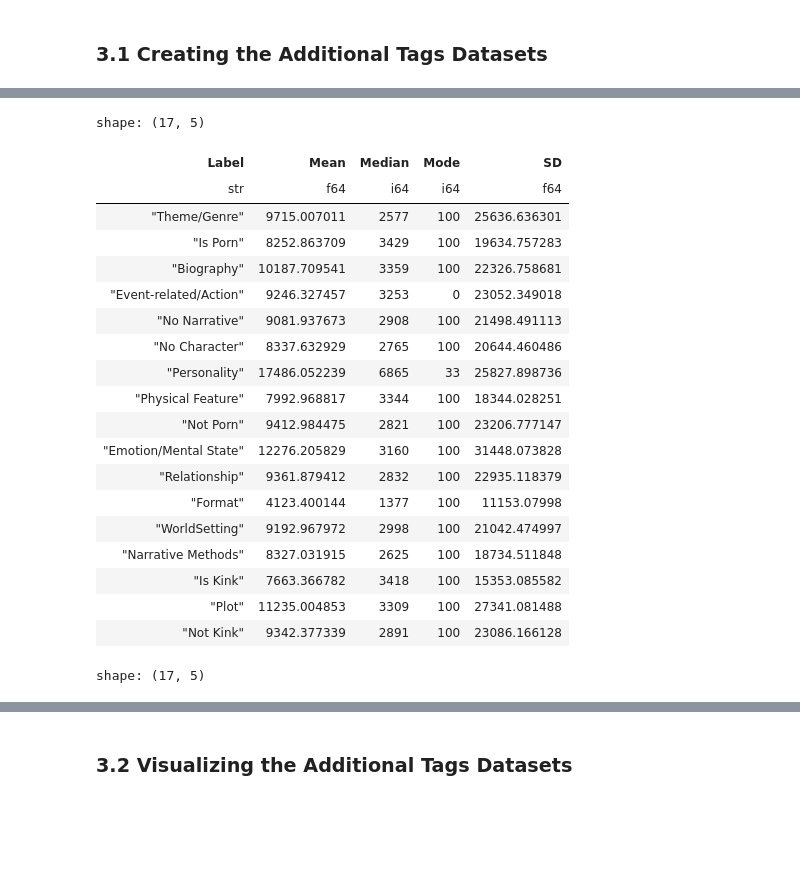
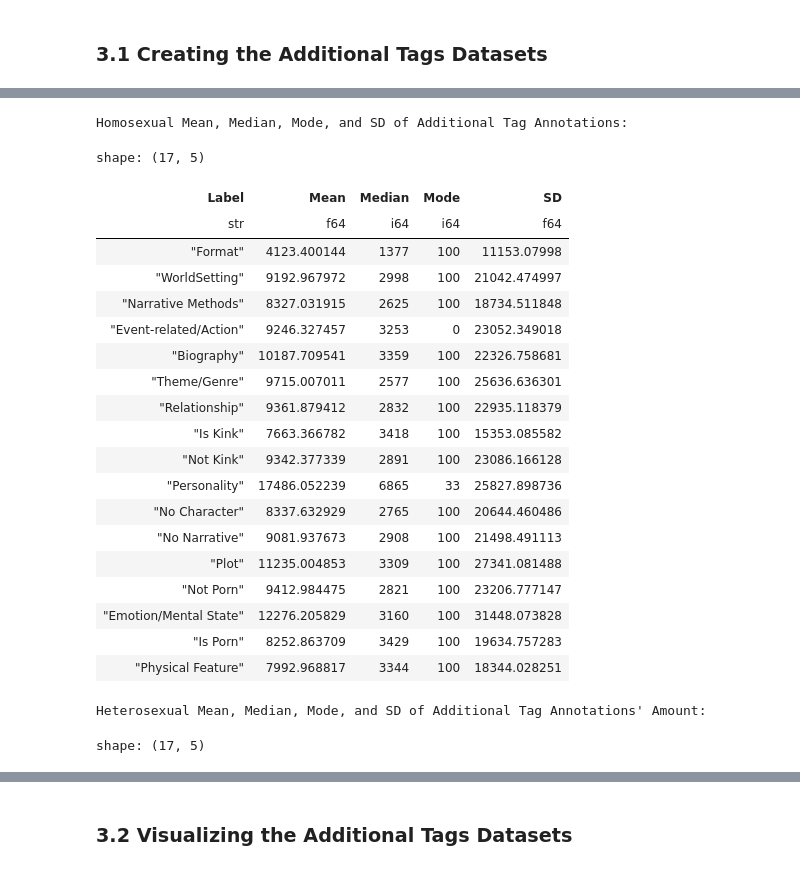
Before and after one commit to Cameron-Meinsma/ma_dh_thesis_v2, a Jupyter notebook: sub_rq_3_word_count.ipynb, the cells around one changed output, grey strips where cells are left out. Cells and saved outputs as stored; diff of their text form; code cells hidden in the pictures; blank space fills up the shorter version.

Commit message:
Visualized the stats

```diff
--- a/sub_rq_3_word_count.ipynb
+++ b/sub_rq_3_word_count.ipynb
@@ -307,69 +307,76 @@ df_kink = df_main.select(["Category", "words", "Freq", pl.col("Kink").alias("Lab
 df_anno = pl.concat([df_char, df_nar, df_porn, df_kink]) # Concatenate the DataFrames
 # %%
 def word_count_stats(df):
+    df = df.filter(
+        (pl.col("words").is_not_null()) &
+        (pl.col("Label").is_not_null())
+    )
+
     stats = []
     for label in df["Label"].unique().to_list():
-        if label != None:
-            temp = df.filter(pl.col("Label") == label).sort("words")
+        temp = df.filter(pl.col("Label") == label).sort("words")
 
-            words = temp["words"].to_numpy()
-            freq = temp["Freq"].to_numpy()
+        words = temp["words"].to_numpy()
+        freq = temp["Freq"].to_numpy()
 
-            total = freq.sum() # Total number of fan works
-            mean = np.average(words, weights=freq) # Mean
-            mode = words[np.argmax(freq)] # Mode
-            sd = np.sqrt(np.average((words - mean) ** 2, weights=freq)) # Weighted standard deviation
-            median = words[np.searchsorted(np.cumsum(freq), total / 2)] # Weighted median
+        total = freq.sum() # Total number of fan works
+        mean = np.average(words, weights=freq) # Mean
+        mode = words[np.argmax(freq)] # Mode
+        sd = np.sqrt(np.average((words - mean) ** 2, weights=freq)) # Weighted standard deviation
+        median = words[np.searchsorted(np.cumsum(freq), total / 2)] # Weighted median
 
-            stats.append({
-                "Label": label,
-                "Mean": mean,
-                "Median": median,
-                "Mode": mode,
-                "SD": sd
-            })
+        stats.append({
+            "Label": label,
+            "Mean": mean,
+            "Median": median,
+            "Mode": mode,
+            "SD": sd
+        })
 
     return pl.DataFrame(stats)
 # %%
 # Filtered based on F/F + F/M
 df_ff_mm_wc_anno = df_anno.filter(
     ((pl.col("Category") == "F/F") |
     (pl.col("Category") == "M/M")) &
     (pl.col("Freq") > 0)
 )
 df_ff_mm_wc_anno_stats = word_count_stats(df_ff_mm_wc_anno)
 
 # Filtered based on F/M
 df_fm_wc_anno = df_anno.filter(
-    ((pl.col("Category") == "F/F") |
-    (pl.col("Category") == "M/M")) &
+    (pl.col("Category") == "F/M") &
     (pl.col("Freq") > 0)
 )
 df_fm_wc_anno_stats = word_count_stats(df_fm_wc_anno)
 
+print("Homosexual Mean, Median, Mode, and SD of Additional Tag Annotations:")
 df_ff_mm_wc_anno_stats.show(17)
+print("Heterosexual Mean, Median, Mode, and SD of Additional Tag Annotations' Amount:")
 df_fm_wc_anno_stats.show(17)
 # %% [output]
-shape: (17, 5)
+Homosexual Mean, Median, Mode, and SD of Additional Tag Annotations:
+shape: (17, 5)
 | Label | Mean | Median | Mode | SD |
 | str | f64 | i64 | i64 | f64 |
-| "Theme/Genre" | 9715.007011 | 2577 | 100 | 25636.636301 |
-| "Is Porn" | 8252.863709 | 3429 | 100 | 19634.757283 |
-| "Biography" | 10187.709541 | 3359 | 100 | 22326.758681 |
-| "Event-related/Action" | 9246.327457 | 3253 | 0 | 23052.349018 |
-| "No Narrative" | 9081.937673 | 2908 | 100 | 21498.491113 |
-| "No Character" | 8337.632929 | 2765 | 100 | 20644.460486 |
-| "Personality" | 17486.052239 | 6865 | 33 | 25827.898736 |
-| "Physical Feature" | 7992.968817 | 3344 | 100 | 18344.028251 |
-| "Not Porn" | 9412.984475 | 2821 | 100 | 23206.777147 |
-| "Emotion/Mental State" | 12276.205829 | 3160 | 100 | 31448.073828 |
-| "Relationship" | 9361.879412 | 2832 | 100 | 22935.118379 |
 | "Format" | 4123.400144 | 1377 | 100 | 11153.07998 |
 | "WorldSetting" | 9192.967972 | 2998 | 100 | 21042.474997 |
 | "Narrative Methods" | 8327.031915 | 2625 | 100 | 18734.511848 |
+| "Event-related/Action" | 9246.327457 | 3253 | 0 | 23052.349018 |
+| "Biography" | 10187.709541 | 3359 | 100 | 22326.758681 |
+| "Theme/Genre" | 9715.007011 | 2577 | 100 | 25636.636301 |
+| "Relationship" | 9361.879412 | 2832 | 100 | 22935.118379 |
 | "Is Kink" | 7663.366782 | 3418 | 100 | 15353.085582 |
+| "Not Kink" | 9342.377339 | 2891 | 100 | 23086.166128 |
+| "Personality" | 17486.052239 | 6865 | 33 | 25827.898736 |
+| "No Character" | 8337.632929 | 2765 | 100 | 20644.460486 |
+| "No Narrative" | 9081.937673 | 2908 | 100 | 21498.491113 |
 | "Plot" | 11235.004853 | 3309 | 100 | 27341.081488 |
-| "Not Kink" | 9342.377339 | 2891 | 100 | 23086.166128 |
+| "Not Porn" | 9412.984475 | 2821 | 100 | 23206.777147 |
+| "Emotion/Mental State" | 12276.205829 | 3160 | 100 | 31448.073828 |
+| "Is Porn" | 8252.863709 | 3429 | 100 | 19634.757283 |
+| "Physical Feature" | 7992.968817 | 3344 | 100 | 18344.028251 |
-shape: (17, 5)
+Heterosexual Mean, Median, Mode, and SD of Additional Tag Annotations' Amount:
+shape: (17, 5)
 | Label | Mean | Median | Mode | SD |
 | str | f64 | i64 | i64 | f64 |
```
Also changed, not shown: parts of 2 cells of this notebook.
